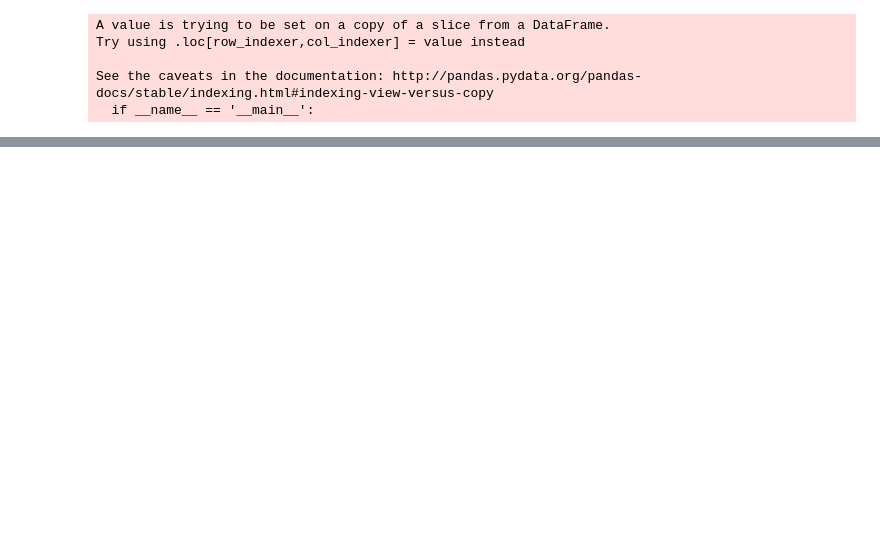
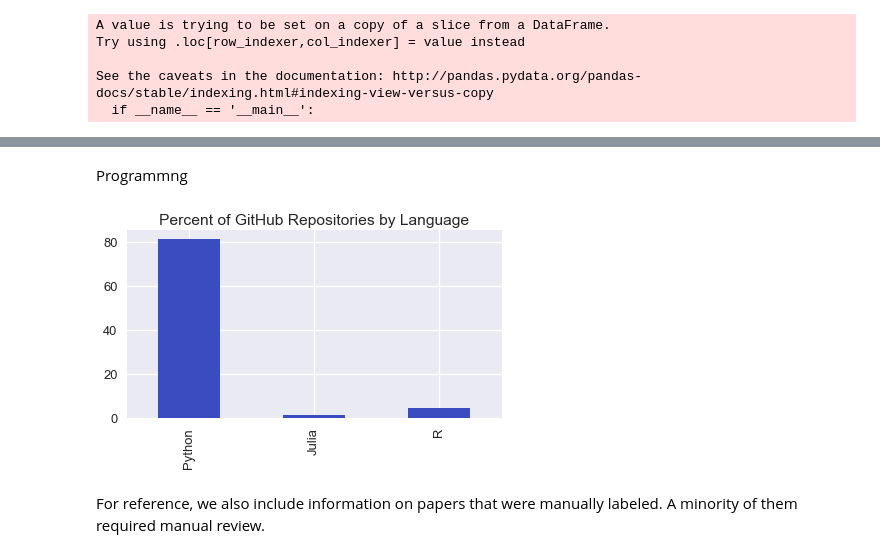
Before and after one commit to jzf2101/r2d_study, a Jupyter notebook: get_data.ipynb, the cells around one changed output, grey strips where cells are left out. Drawn from its saved outputs; the diff is of its cells as text; code cells hidden in the pictures; blank space fills up the shorter version.

```diff
--- a/get_data.ipynb
+++ b/get_data.ipynb
@@ -120,0 +184,3 @@ dtype: int64
+# %%
+with suppress(Exception):
+    gh_metadata_labeled = collect_data.process_gh_api_df(gh_metadata_labeled)
@@ -120,0 +189,13 @@ dtype: int64
+# %%
+with suppress(Exception):
+    total_gh_metadata = pd.concat([gh_metadata, gh_metadata_labeled])
+# %%
+with suppress(Exception):
+    total_r2d = pd.concat([r2d_checks, r2d_labeled])
+# %%
+try:
+    total_gh_metadata.to_csv('gh_metadata_w_labeled.csv')
+    total_r2d.to_csv('r2d_w_labeled.csv')
+except:
+    total_gh_metadata = pd.read_csv('gh_metadata_w_labeled.csv')
+    total_r2d = pd.read_csv('r2d_w_labeled.csv')
@@ -120,0 +236,11 @@ dtype: int64
+# %% [markdown]
+Programmng
+# %%
+(100*total_gh_metadata[['Python', 'Julia', 'R']].sum()/len(total_gh_metadata)).plot(kind='bar', cmap='coolwarm')
+plt.title('Percent of GitHub Repositories by Language')
+plt.tight_layout()
+plt.savefig('pct_languages.png')
+# %% [output]
+[figure, added]
+# %% [markdown]
+For reference, we also include information on papers that were manually labeled.  A minority of them required manual review.
```
Also changed, not shown: parts of 85 cells of this notebook, 28 other files.
